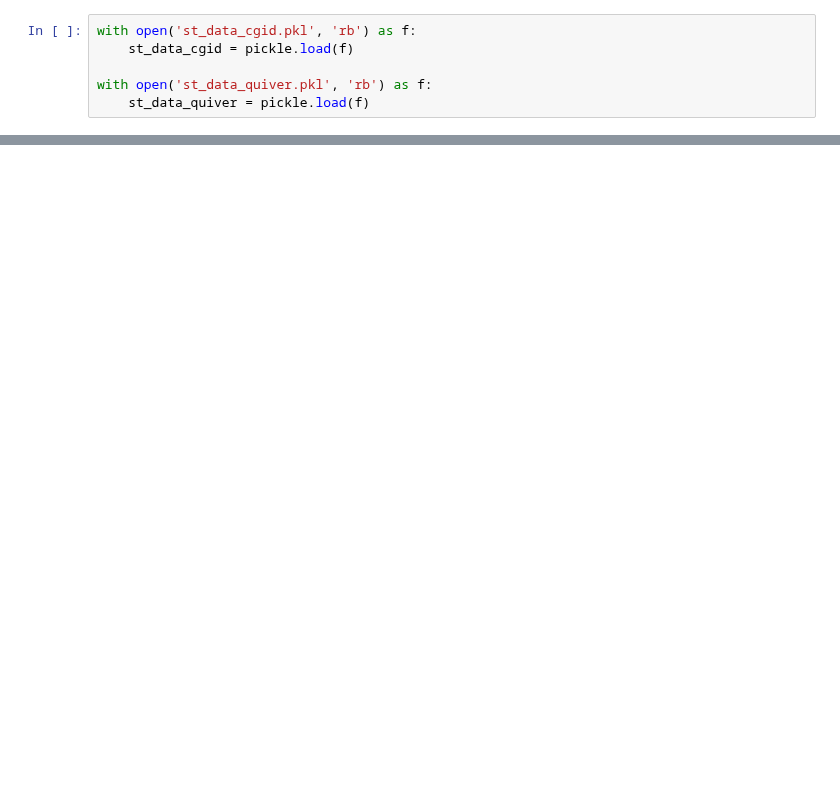
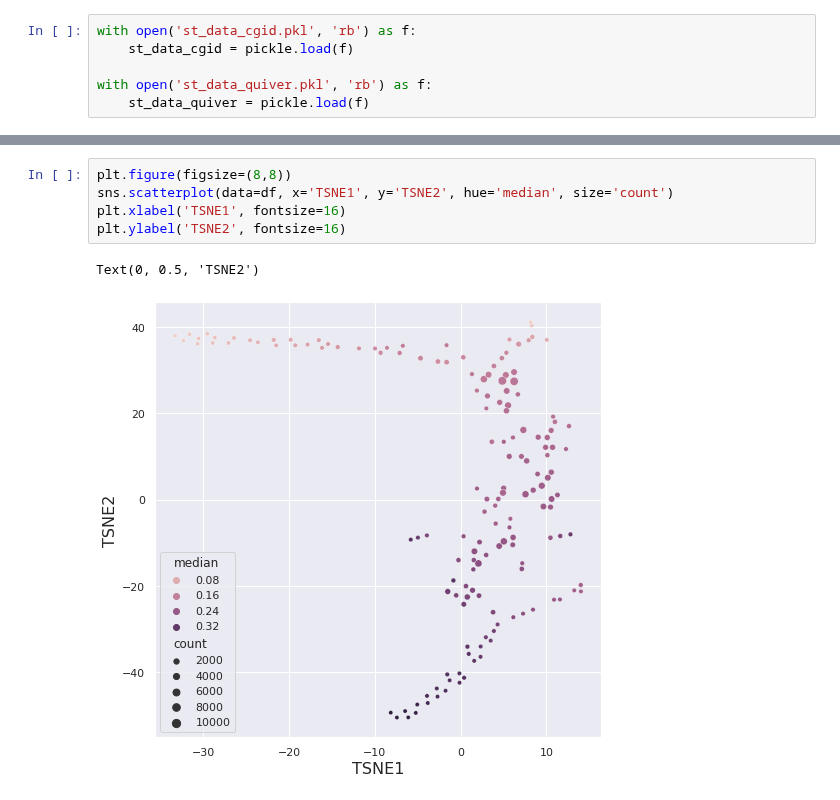
Before and after one commit to ntolley/spike_phase_maps, a Jupyter notebook: phase_clustering.ipynb, the cells around one changed output, grey strips where cells are left out. Cells and saved outputs as stored; diff of their text form; blank space fills up the shorter version.

```diff
--- a/phase_clustering.ipynb
+++ b/phase_clustering.ipynb
@@ -54,3 +67,11 @@ points_class = kmeans.fit_predict(points)
+# %%
+plt.figure(figsize=(8,8))
+sns.scatterplot(data=df, x='TSNE1', y='TSNE2', hue='median', size='count')
+plt.xlabel('TSNE1', fontsize=16)
+plt.ylabel('TSNE2', fontsize=16)
+# %% [output]
+Text(0, 0.5, 'TSNE2')
+[figure, added]
 # %%
 plt.figure(figsize=(6,6))
 for class_idx in range(5):
```
Also changed, not shown: parts of 9 cells of this notebook.
